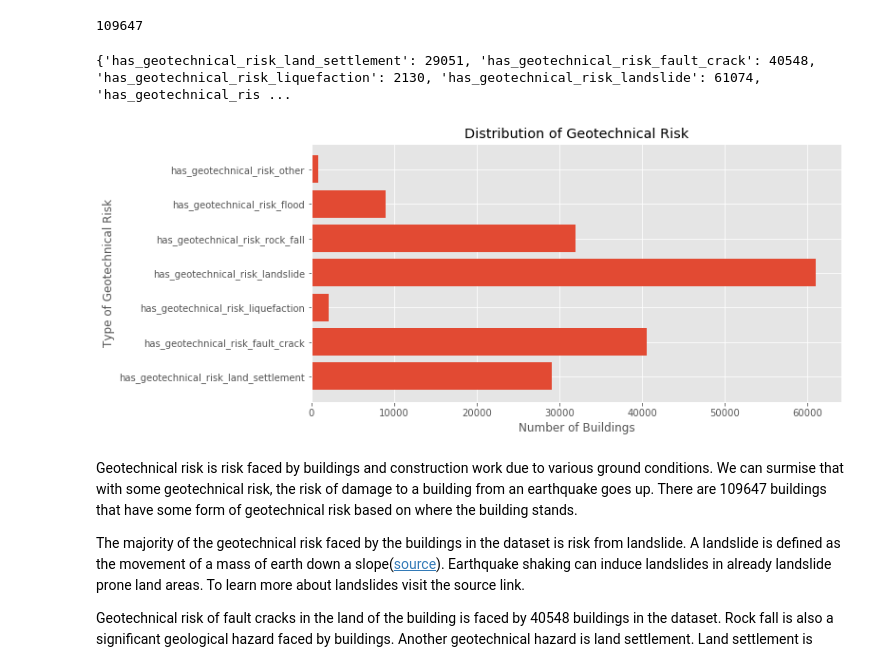
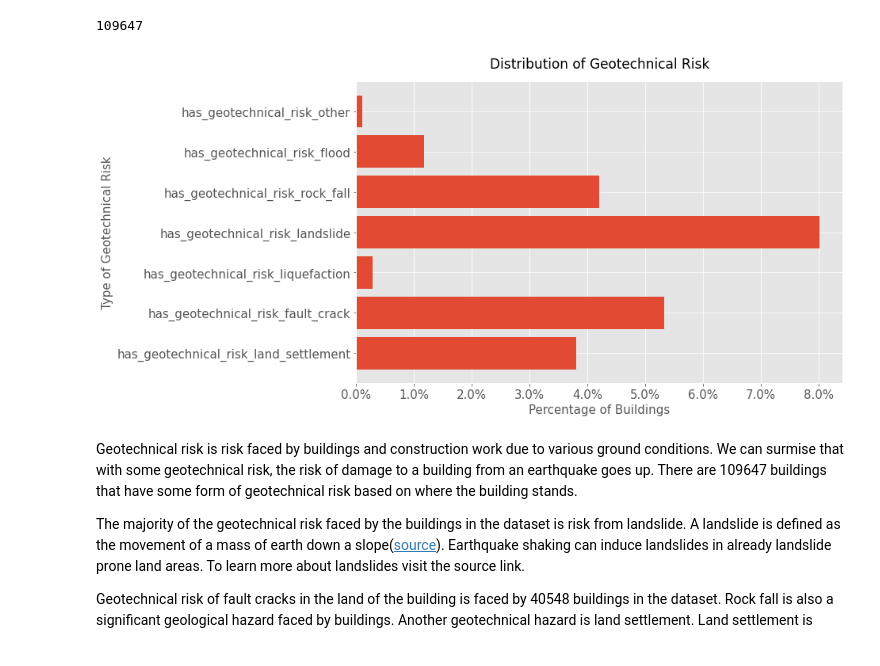
Before and after one commit to Yeshi341/structural_damage_from_earthquake, a Jupyter notebook: predicting_building_damage.ipynb, the cells around one changed output. Saved outputs shown, nothing was run; the diff lists cells and outputs as text; code cells hidden in the pictures.

```diff
--- a/predicting_building_damage.ipynb
+++ b/predicting_building_damage.ipynb
@@ -126,14 +144,13 @@ building_df['has_geotechnical_risk'].sum()
 # %% [output]
 109647
 # %%
-eda.dict_maker(geotech_risk_list, building_df)
-plt.title('Distribution of Geotechnical Risk')
-plt.xlabel('Number of Buildings')
-plt.ylabel('Type of Geotechnical Risk')
-plt.savefig('./images/Distribution_of_Geotechnical_Risk.png', bbox_inches = "tight");
+title= 'Distribution of Geotechnical Risk'
+ylabel ='Type of Geotechnical Risk'
+figname = 'Distribution_of_Geotechnical_Risk.png'
+
+eda.dict_to_fig(geotech_risk_list, building_df, title, ylabel, figname )
 # %% [output]
-{'has_geotechnical_risk_land_settlement': 29051, 'has_geotechnical_risk_fault_crack': 40548, 'has_geotechnical_risk_liquefaction': 2130, 'has_geotechnical_risk_landslide': 61074, 'has_geotechnical_ris ...
-[figure, old version]
+[figure, new version]
 # %% [markdown]
 Geotechnical risk is risk faced by buildings and construction work due to various ground conditions. We can surmise that with some geotechnical risk, the risk of damage to a building from an earthquake goes up. There are 109647 buildings that have some form of geotechnical risk based on where the building stands.
 
```
Also changed, not shown: parts of 12 cells of this notebook, 12 other files.
